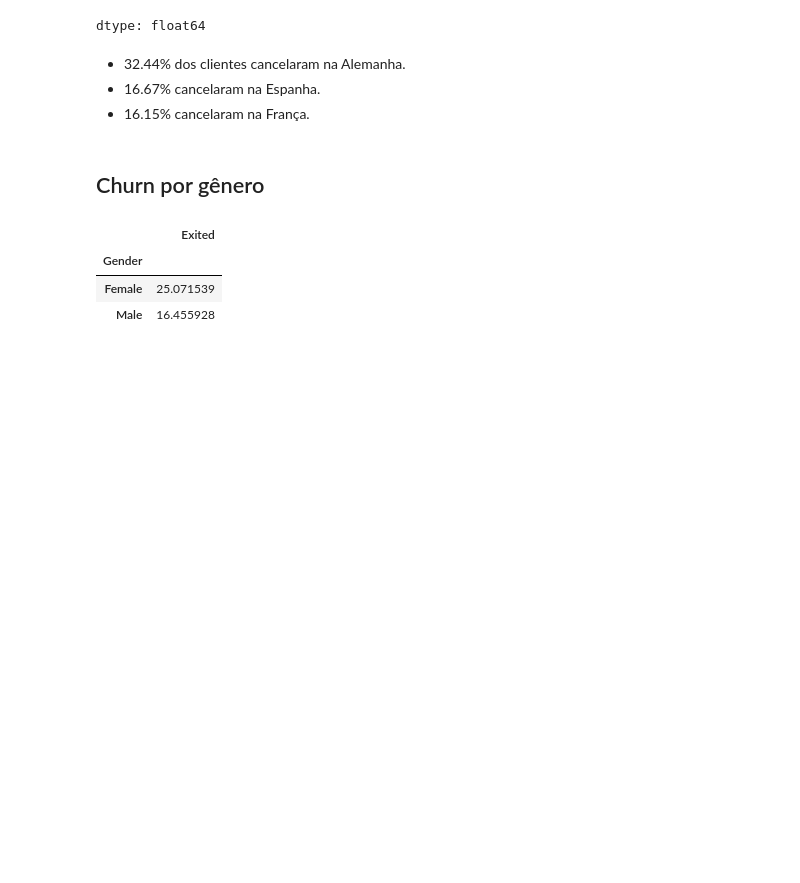
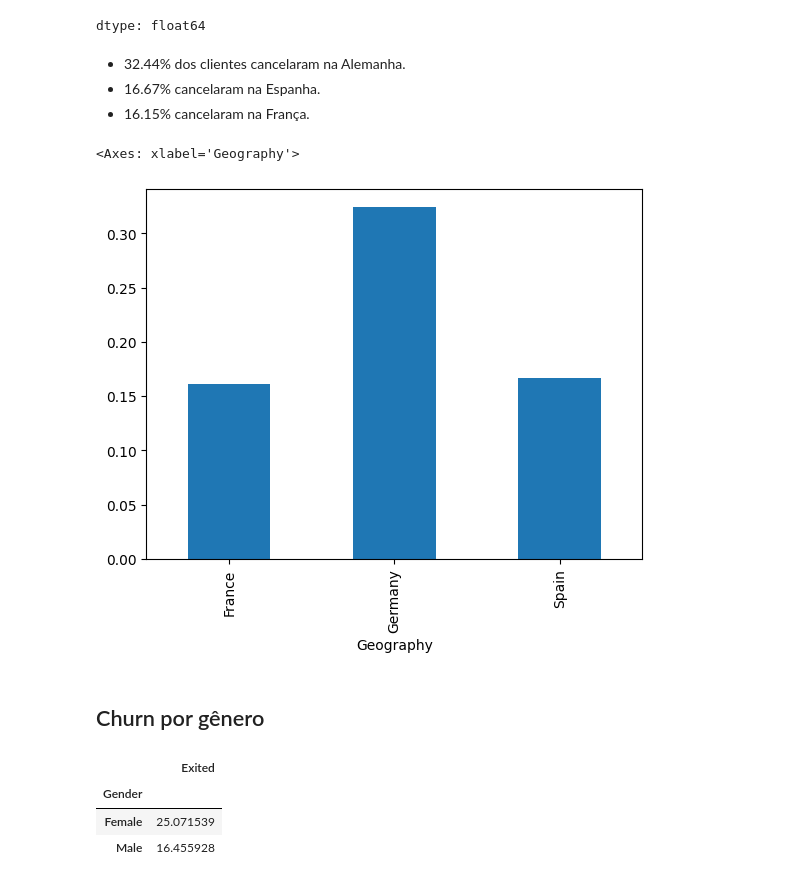
Before and after one commit to BrenoMontenegro/Churn-Prediction-Analysis, a Jupyter notebook: archives/Churn_Prediction_Analysis.ipynb, the cells around one changed output. Saved outputs shown, nothing was run; the diff lists cells and outputs as text; code cells hidden in the pictures; blank space fills up the shorter version.

Commit message:
feat: adding graphics to data anlysis

```diff
--- a/archives/Churn_Prediction_Analysis.ipynb
+++ b/archives/Churn_Prediction_Analysis.ipynb
@@ -217,6 +217,13 @@ dtype: float64
 - 32.44% dos clientes cancelaram na Alemanha.
 - 16.67% cancelaram na Espanha.
 - 16.15% cancelaram na França.
+# %%
+import matplotlib.pyplot as plt
+
+df.groupby('Geography')['Exited'].mean().plot(kind='bar')
+# %% [output]
+<Axes: xlabel='Geography'>
+[figure, added]
 # %% [markdown]
 ## Churn por gênero
 # %%
```
Also changed, not shown: parts of 5 cells of this notebook, 1 other file.
